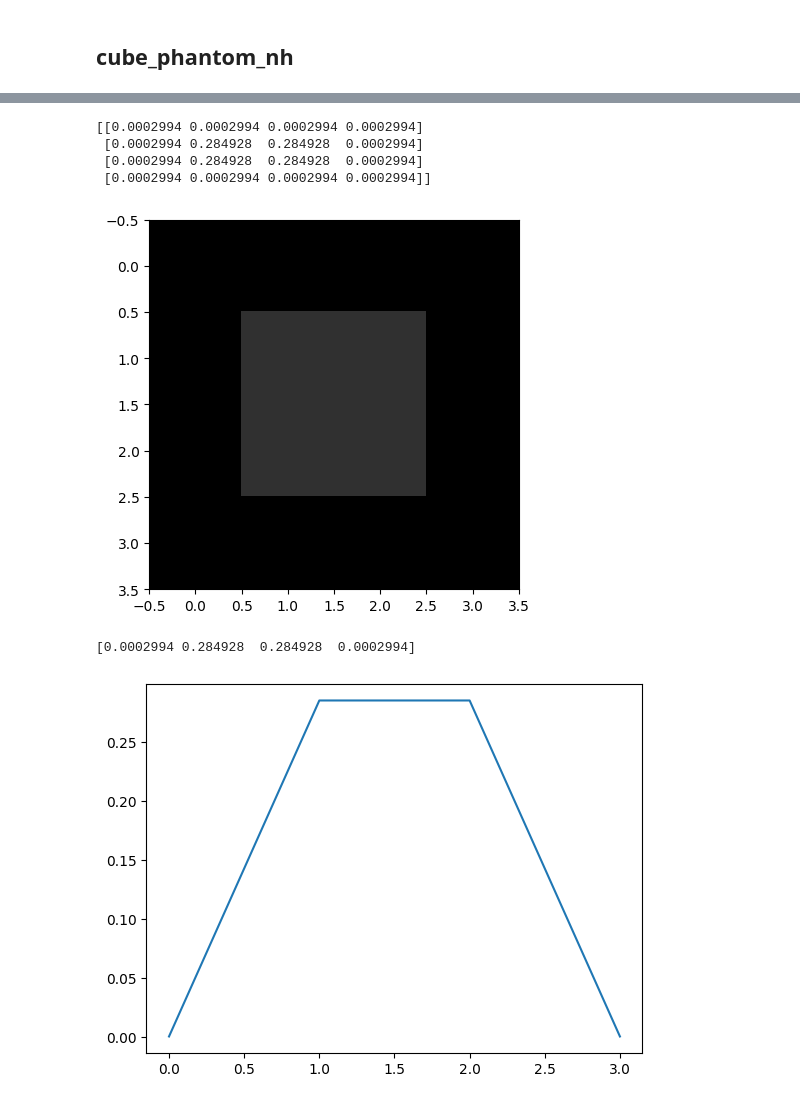
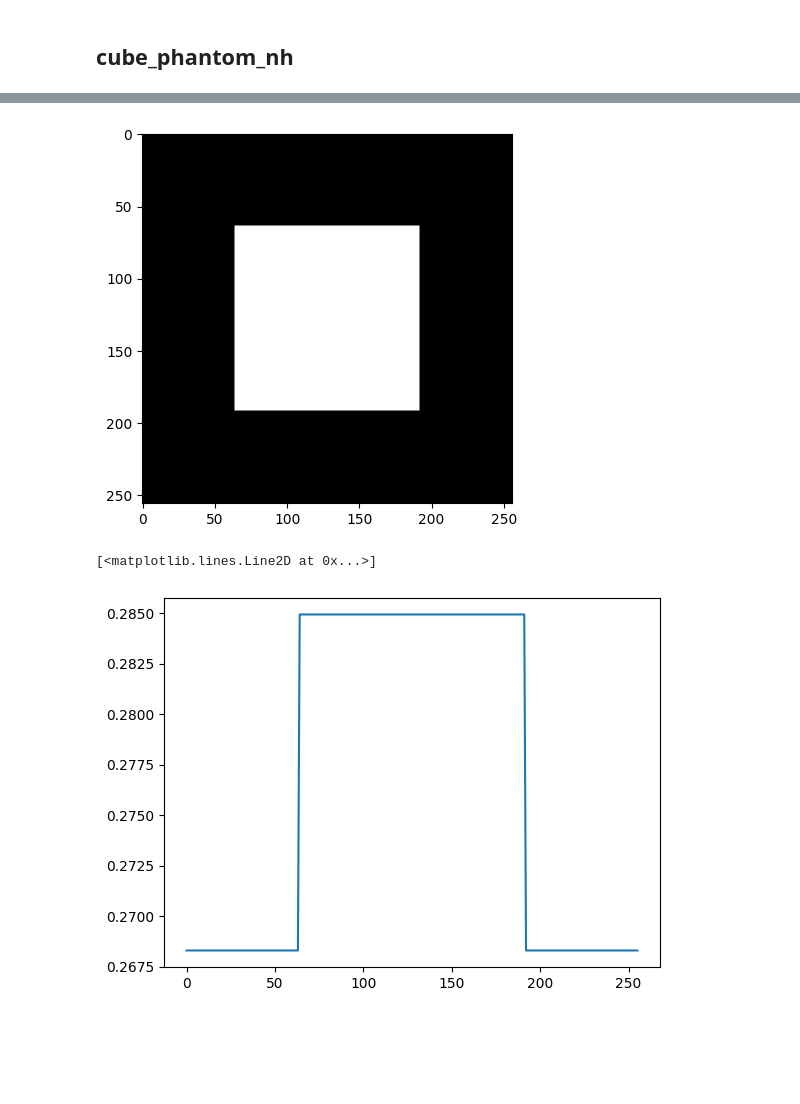
Before and after one commit to Leo00010011/IPBMI_Notebooks, a Jupyter notebook: E3/IPBMA_3_Photom Simulation.ipynb, the cells around one changed output, grey strips where cells are left out. Cells and saved outputs as stored; diff of their text form; code cells hidden in the pictures; blank space fills up the shorter version.

```diff
--- a/E3/IPBMA_3_Photom Simulation.ipynb
+++ b/E3/IPBMA_3_Photom Simulation.ipynb
@@ -52 +13,6 @@ plt.show()
+# %%
+edge_size = 256
+energy = 40
+
+phantom_h = cube_phantom_h(edge_size, energy)
 # %%
@@ -120,7 +51,10 @@ print(phantom_nh)
 # %%
-slice_1 = phantom_nh[:, 2, :]
-print(slice_1)
+phantom_nh = cube_phantom_nh(edge_size, energy)
+# print(phantom_nh)
 
-plt.imshow(slice_1, cmap='gray', vmin=0, vmax=1.5)
+slice_1 = phantom_nh[:, 128, :]
+# print(slice_1)
+
+plt.imshow(slice_1, cmap='gray')
 plt.show()
 # %% [output]
@@ -132,19 +69,14 @@ plt.show()
 # %%
-slice_2 = phantom_nh[:, :, 2]
-print(slice_2)
-plt.imshow(slice_2, cmap='gray', vmin=0, vmax=1.5)
+slice_2 = phantom_nh[:, :, 70]
+# print(slice_2)
+plt.imshow(slice_2, cmap='gray')
 plt.show()
 # %% [output]
-[[0.0002994 0.0002994 0.0002994 0.0002994]
- [0.0002994 0.284928  0.284928  0.0002994]
- [0.0002994 0.284928  0.284928  0.0002994]
- [0.0002994 0.0002994 0.0002994 0.0002994]]
-[figure, old version]
+[figure, new version]
 # %%
-line = utils.getLine(slice_1, 2)
-print(line)
+line = utils.getLine(slice_2, nLine)
+# print(line)
 plt.plot(line)
-plt.show()
 # %% [output]
-[0.0002994 0.284928  0.284928  0.0002994]
+[<matplotlib.lines.Line2D at 0x...>]
-[figure, old version]
+[figure, new version]
```
Also changed, not shown: parts of 9 cells of this notebook.
